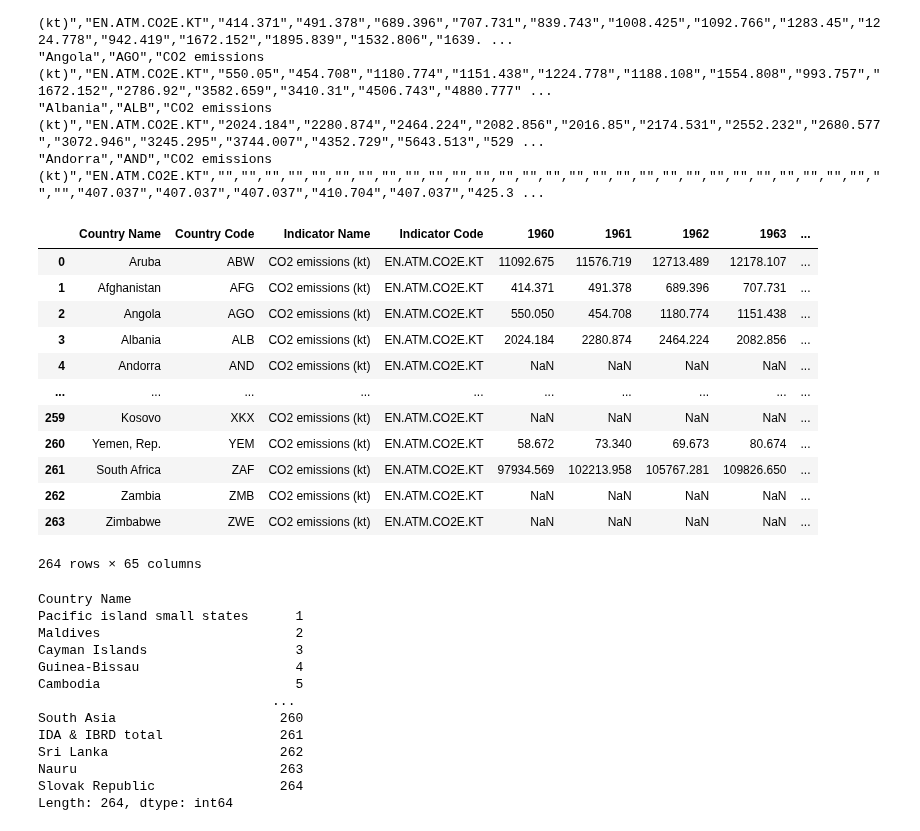
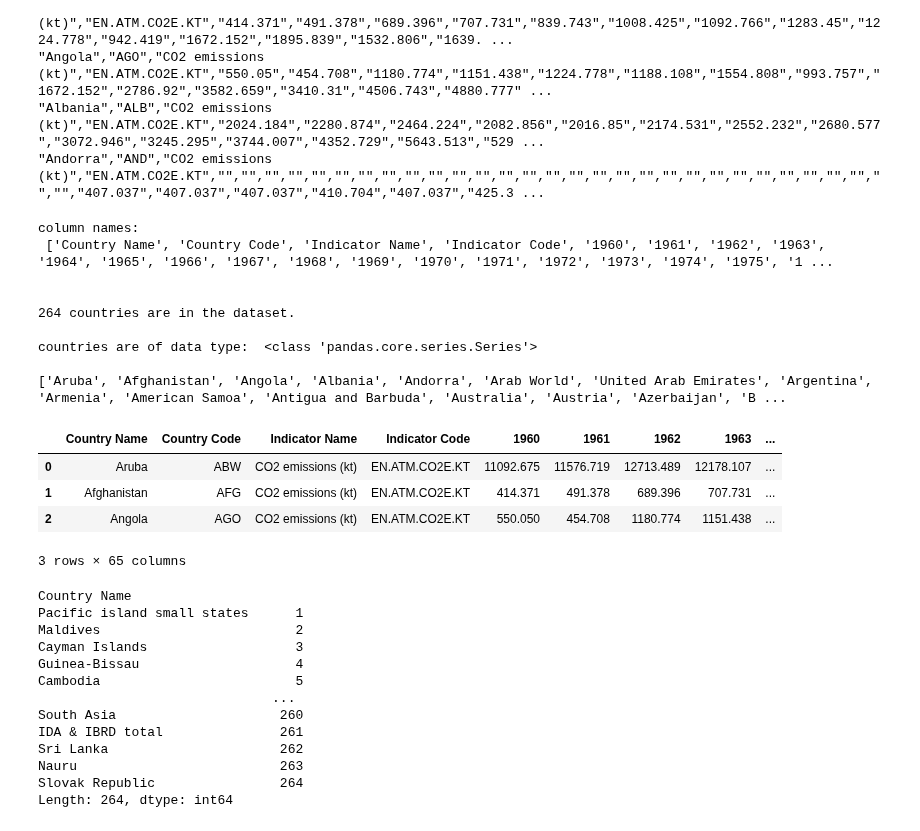
Before and after one commit to Hartmannsolution/docker_notebooks, a Jupyter notebook: notebooks/05-2 pandas.ipynb, the cells around one changed output. Drawn from its saved outputs; the diff is of its cells as text; code cells hidden in the pictures.

Commit message:
more examples added to pandas notebook

```diff
--- a/notebooks/05-2 pandas.ipynb
+++ b/notebooks/05-2 pandas.ipynb
@@ -348,26 +532,27 @@ zipfile.ZipFile(fname, 'r').extractall('./data')
 # %%
 data = pd.read_csv('data/API_EN.ATM.CO2E.KT_DS2_en_csv_v2_1345584.csv', skiprows=4)
 columns_names = data.columns
 print('column names:\n',list(columns_names),'\n\n')
 countries = data['Country Name']
 print('{} countries are in the dataset.'.format(len(countries)),'\n')
 print('countries are of data type: ',type(countries),'\n')
 print(list(countries))
-data
+data[:3]
 # %% [output]
+column names:
+ ['Country Name', 'Country Code', 'Indicator Name', 'Indicator Code', '1960', '1961', '1962', '1963', '1964', '1965', '1966', '1967', '1968', '1969', '1970', '1971', '1972', '1973', '1974', '1975', '1 ...
+
+
+264 countries are in the dataset.
+
+countries are of data type:  <class 'pandas.core.series.Series'>
+
+['Aruba', 'Afghanistan', 'Angola', 'Albania', 'Andorra', 'Arab World', 'United Arab Emirates', 'Argentina', 'Armenia', 'American Samoa', 'Antigua and Barbuda', 'Australia', 'Austria', 'Azerbaijan', 'B ...
 |  | Country Name | Country Code | Indicator Name | Indicator Code | 1960 | 1961 | 1962 | 1963 | ... |
 | 0 | Aruba | ABW | CO2 emissions (kt) | EN.ATM.CO2E.KT | 11092.675 | 11576.719 | 12713.489 | 12178.107 | ... |
 | 1 | Afghanistan | AFG | CO2 emissions (kt) | EN.ATM.CO2E.KT | 414.371 | 491.378 | 689.396 | 707.731 | ... |
 | 2 | Angola | AGO | CO2 emissions (kt) | EN.ATM.CO2E.KT | 550.050 | 454.708 | 1180.774 | 1151.438 | ... |
-| 3 | Albania | ALB | CO2 emissions (kt) | EN.ATM.CO2E.KT | 2024.184 | 2280.874 | 2464.224 | 2082.856 | ... |
-| 4 | Andorra | AND | CO2 emissions (kt) | EN.ATM.CO2E.KT | NaN | NaN | NaN | NaN | ... |
-| ... | ... | ... | ... | ... | ... | ... | ... | ... | ... |
-| 259 | Kosovo | XKX | CO2 emissions (kt) | EN.ATM.CO2E.KT | NaN | NaN | NaN | NaN | ... |
-| 260 | Yemen, Rep. | YEM | CO2 emissions (kt) | EN.ATM.CO2E.KT | 58.672 | 73.340 | 69.673 | 80.674 | ... |
-| 261 | South Africa | ZAF | CO2 emissions (kt) | EN.ATM.CO2E.KT | 97934.569 | 102213.958 | 105767.281 | 109826.650 | ... |
-| 262 | Zambia | ZMB | CO2 emissions (kt) | EN.ATM.CO2E.KT | NaN | NaN | NaN | NaN | ... |
-| 263 | Zimbabwe | ZWE | CO2 emissions (kt) | EN.ATM.CO2E.KT | NaN | NaN | NaN | NaN | ... |
-264 rows × 65 columns
+3 rows × 65 columns
 # %%
 # Create a new pandas Series with countries as labels and a random number as values
 import random
```
Also changed, not shown: parts of 32 cells of this notebook.
